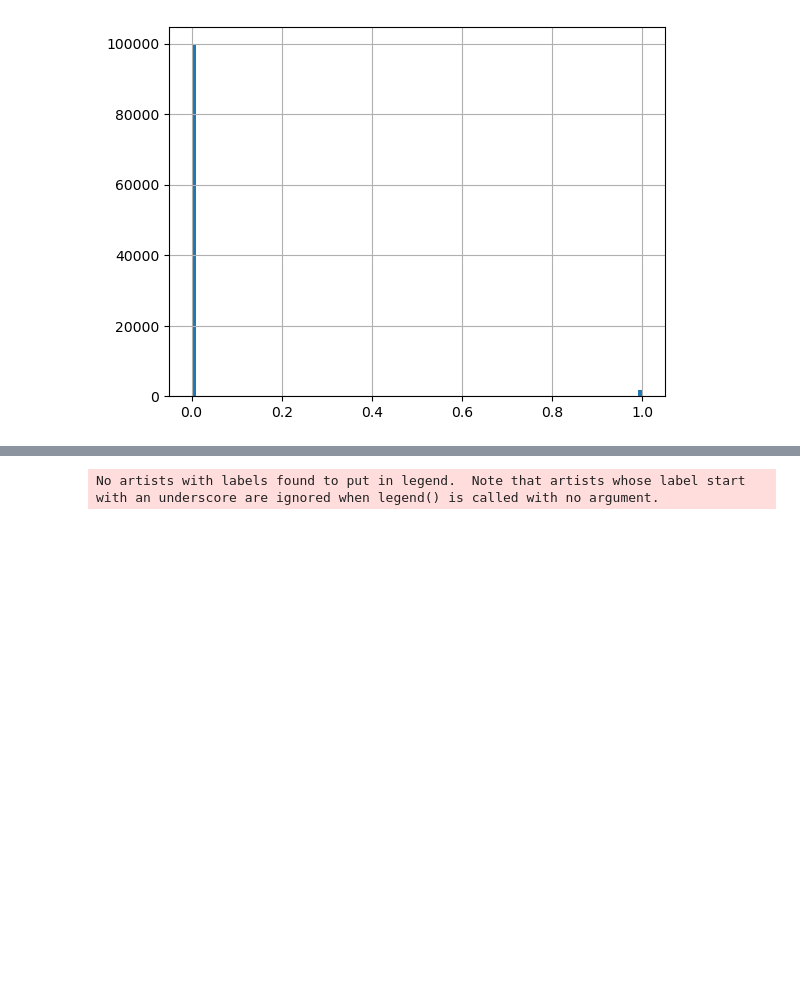
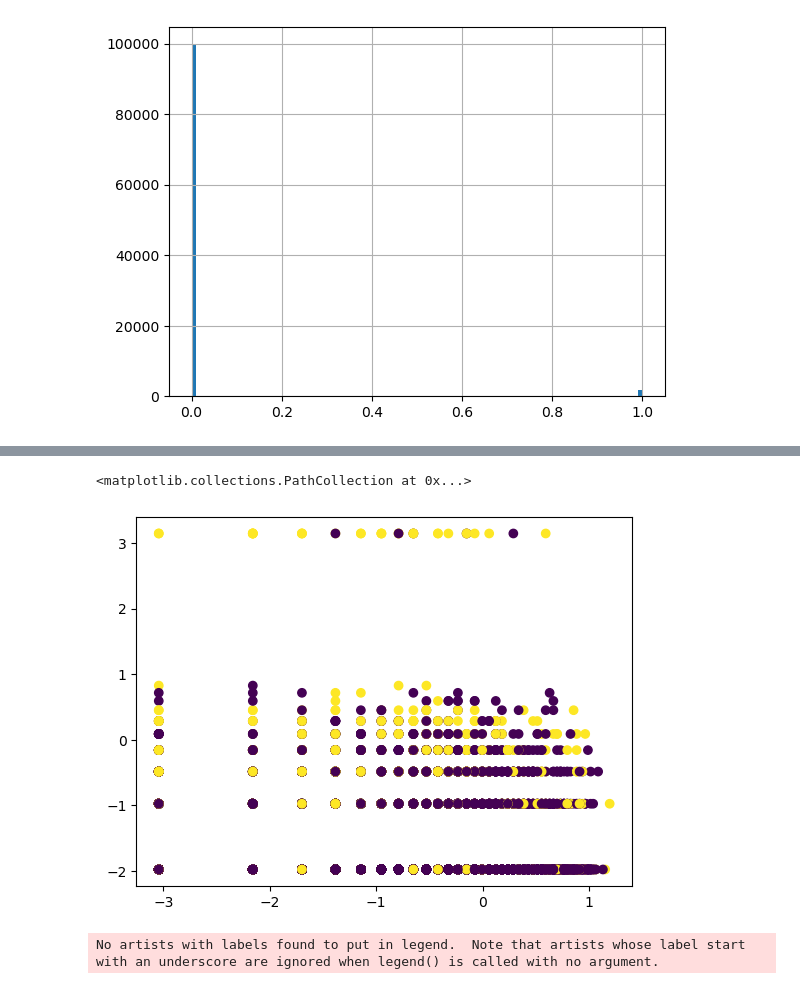
Before and after one commit to martinbandung/Give-Me-Some-Credit, a Jupyter notebook: code/Classifiers.ipynb, the cells around one changed output, grey strips where cells are left out. Drawn from its saved outputs; the diff is of its cells as text; code cells hidden in the pictures; blank space fills up the shorter version.

```diff
--- a/code/Classifiers.ipynb
+++ b/code/Classifiers.ipynb
@@ -196 +204,6 @@ array([1, 0, 0, ..., 0, 0, 0], dtype=int64)
+# %%
+plt.scatter(np.log(xs),np.log(ys),c=dfy['SeriousDlqin2yrs'])
+# %% [output]
+<matplotlib.collections.PathCollection at 0x...>
+[figure, added]
 # %%
```
Also changed, not shown: parts of 21 cells of this notebook, 3 other files.
